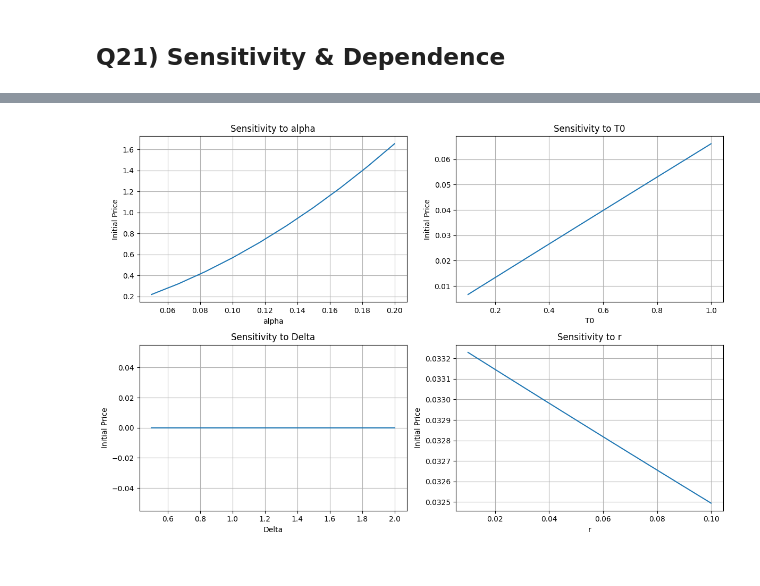
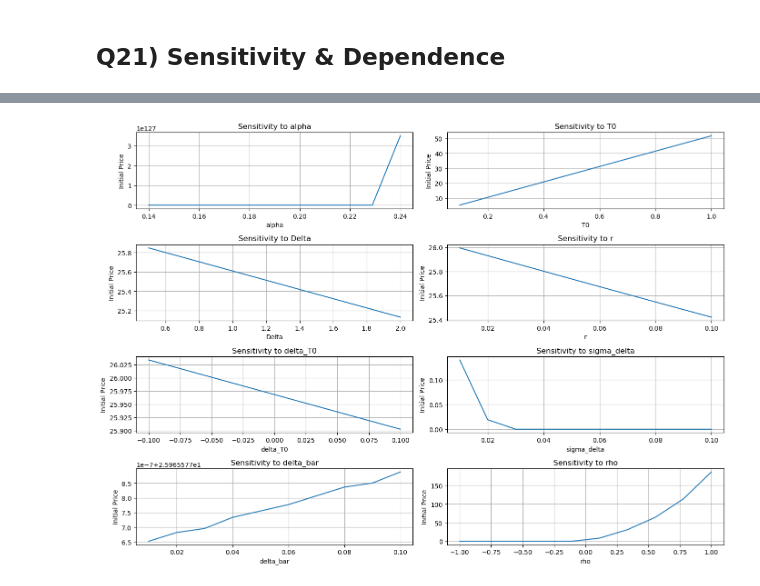
Before and after one commit to yanvow/oil_futures_storage_options, a Jupyter notebook: notebook.ipynb, the cells around one changed output, grey strips where cells are left out. Saved outputs shown, nothing was run; the diff lists cells and outputs as text; code cells hidden in the pictures.

```diff
--- a/notebook.ipynb
+++ b/notebook.ipynb
@@ -424,18 +433,12 @@ $$
-# %%
-def H(delta_T0, alpha, Delta):
-    exp_term = np.exp(psi_0(Delta) + psi_delta(Delta) * delta_T0)
-    to_integrate = lambda tau: np.exp(psi_0(tau) + psi_delta(tau) * delta_T0)
-    integral_value, _ = integrate.quad(to_integrate, 0, Delta)
-    H_value = exp_term - 1 - alpha * integral_value
-    return H_value
 # %% [markdown]
 The payoff at the start date is :
 $ H\left(\delta_{T_0}\right)^+ = max (0, H\left(\delta_{T_0}\right))$
 # %%
 # Compute the payoff at T0
-def payoff_at_T0( delta_T0,alpha,Delta):
-    H_value = H(delta_T0, alpha, Delta)
+def payoff_at_T0(delta_T0, alpha, Delta, sigma_delta=sigma_delta, lambda_delta=lambda_delta, delta_bar=delta_bar, rho_delta_O=rho_delta_O):
+    H_value = H(delta_T0, alpha, Delta, sigma_delta=sigma_delta, lambda_delta=lambda_delta, delta_bar=delta_bar, rho_delta_O=rho_delta_O)
     payoff_T0 = max(0, H_value)
+
     return payoff_T0
 # %% [markdown]
 Now let's find the critical value of the convenience yield. We proved that $\delta^{+}$ satisfies $H(\delta^{+})=0 $
@@ -490,59 +492,101 @@ P_0 = {O}_{0} * e^{-\int_0^{T_0} r_u du } * H\left(\delta_{T_0}\right)^+
 $$
 # %%
 # Define the function to compute the initial price of the storage option
-def initial_price_of_storage_option(O_0, T0, Delta, alpha, delta_T0,r):
-    payoff_T0 = payoff_at_T0( delta_T0, Delta, alpha)
+def initial_price_of_storage_option(O_0, T0, Delta, alpha, delta_T0, r, sigma_delta=sigma_delta, lambda_delta=lambda_delta, delta_bar=delta_bar, rho_delta_O=rho_delta_O):
+    payoff_T0 = payoff_at_T0(delta_T0, Delta, alpha, sigma_delta, lambda_delta, delta_bar, rho_delta_O)
     discount_integral = lambda tau: np.exp(-r * tau)
     discount_factor, _ = integrate.quad(discount_integral, 0, T0)
 
-    initial_price = O_0* payoff_T0 * discount_factor
+    initial_price = O_0 * payoff_T0 * discount_factor
     return initial_price
 # %% [markdown]
 ## Q21) Sensitivity & Dependence
 # %%
-def sensitivity_analysis(O_t, T0, Delta, delta_T0, lambda_delta, sigma_delta, r):
+def sensitivity_analysis(O_0, T0, Delta, delta_T0, r):
 
-    alphas = np.linspace(0.05, 0.2, 10) # We vary the range of alpha
-    prices_alpha = [initial_price_of_storage_option(O_t, T0, Delta, alpha, delta_T0, r) for alpha in alphas]
+    alphas = np.linspace(0.14, 0.24, 10) # We vary the range of alpha
+    prices_alpha = [initial_price_of_storage_option(O_0, T0, Delta, a, delta_T0, r) for a in alphas]
+
+    print(prices_alpha)
 
     T0s = np.linspace(0.1, 1, 10) # We vary the range of T0
-    prices_T0 = [initial_price_of_storage_option(O_t, T, Delta, alpha, delta_T0,r) for T in T0s]
+    prices_T0 = [initial_price_of_storage_option(O_0, T, Delta, alpha, delta_T0, r) for T in T0s]
 
     Deltas = np.linspace(0.5, 2, 10) # We vary the range of Delta
-    prices_Delta = [initial_price_of_storage_option(O_t, T0, D, alpha, delta_T0,r) for D in Deltas]
+    prices_Delta = [initial_price_of_storage_option(O_0, T0, D, alpha, delta_T0, r) for D in Deltas]
 
     rs = np.linspace(0.01, 0.1, 10) # We vary the range of r
-    prices_r = [initial_price_of_storage_option(O_t, T0, Delta, alpha, delta_T0,rate) for rate in rs]
+    prices_r = [initial_price_of_storage_option(O_0, T0, Delta, alpha, delta_T0, rate) for rate in rs]
+
+    delta_T0s = np.linspace(-0.1, 0.1, 10) # We vary the range of delta_T0
+    prices_delta_T0 = [initial_price_of_storage_option(O_0, T0, Delta, alpha, delta, r) for delta in delta_T0s]
+
+    sigma_deltas = np.linspace(0.01, 0.1, 10) # We vary the range of sigma_delta
+    prices_sigma_delta = [initial_price_of_storage_option(O_0, T0, Delta, alpha, delta_T0, r, sigma_delta=sigma_d) for sigma_d in sigma_deltas]
+
+    delta_bars = np.linspace(0.01, 0.1, 10) # We vary the range of delta_bar
+    prices_delta_bar = [initial_price_of_storage_option(O_0, T0, Delta, alpha, delta_T0, r, delta_bar=delta_b) for delta_b in delta_bars]
+
+    correlations = np.linspace(-1, 1, 10) # We vary the range of rho
+    prices_correlation = [initial_price_of_storage_option(O_0, T0, Delta, alpha, delta_T0, r, rho_delta_O=rho) for rho in correlations]
 
     # Plot the results
-    plt.figure(figsize=(12, 8))
+    plt.figure(figsize=(14, 10))
 
-    plt.subplot(2, 2, 1)
+    plt.subplot(4, 2, 1)
     plt.plot(alphas, prices_alpha, label='Storage Cost (alpha)')
     plt.xlabel('alpha')
     plt.ylabel('Initial Price')
     plt.title('Sensitivity to alpha')
     plt.grid(True)
 
-    plt.subplot(2, 2, 2)
+    plt.subplot(4, 2, 2)
     plt.plot(T0s, prices_T0, label='Start Date (T0)')
     plt.xlabel('T0')
     plt.ylabel('Initial Price')
     plt.title('Sensitivity to T0')
     plt.grid(True)
 
-    plt.subplot(2, 2, 3)
+    plt.subplot(4, 2, 3)
     plt.plot(Deltas, prices_Delta, label='Storage Period (Delta)')
     plt.xlabel('Delta')
     plt.ylabel('Initial Price')
     plt.title('Sensitivity to Delta')
     plt.grid(True)
 
-    plt.subplot(2, 2, 4)
+    plt.subplot(4, 2, 4)
     plt.plot(rs, prices_r, label='Risk-Free Rate (r)')
     plt.xlabel('r')
     plt.ylabel('Initial Price')
     plt.title('Sensitivity to r')
+    plt.grid(True)
+
+    plt.subplot(4, 2, 5)
+    plt.plot(delta_T0s, prices_delta_T0, label='Initial Convenience Yield')
+    plt.xlabel('delta_T0')
+    plt.ylabel('Initial Price')
+    plt.title('Sensitivity to delta_T0')
+    plt.grid(True)
+
+    plt.subplot(4, 2, 6)
+    plt.plot(sigma_deltas, prices_sigma_delta, label='Volatility of the Convenience Yield')
+    plt.xlabel('sigma_delta')
+    plt.ylabel('Initial Price')
+    plt.title('Sensitivity to sigma_delta')
+    plt.grid(True)
+
+    plt.subplot(4, 2, 7)
+    plt.plot(delta_bars, prices_delta_bar, label='Long-Term Average Convenience Yield')
+    plt.xlabel('delta_bar')
+    plt.ylabel('Initial Price')
+    plt.title('Sensitivity to delta_bar')
+    plt.grid(True)
+
+    plt.subplot(4, 2, 8)
+    plt.plot(correlations, prices_correlation, label='Correlation between delta and O')
+    plt.xlabel('rho')
+    plt.ylabel('Initial Price')
+    plt.title('Sensitivity to rho')
     plt.grid(True)
 
     plt.tight_layout()
@@ -554,5 +598,5 @@ Delta = 1/4
 alpha = 0.01
 r = 0.014603967286584005
 delta_T0 = 0.00403890287809797
-sensitivity_analysis(init_spot_price_oil_pb, T0, Delta, delta_T0, lambda_delta, sigma_delta, r)
+sensitivity_analysis(init_spot_price_oil_pb, T0, Delta, delta_T0, r)
 # %% [output]
@@ -559 +604 @@ sensitivity_analysis(init_spot_price_oil_pb, T0, Delta, delta_T0, lambda_delta,
-[figure, old version]
+[figure, new version]
```
Also changed, not shown: parts of 19 cells of this notebook.
